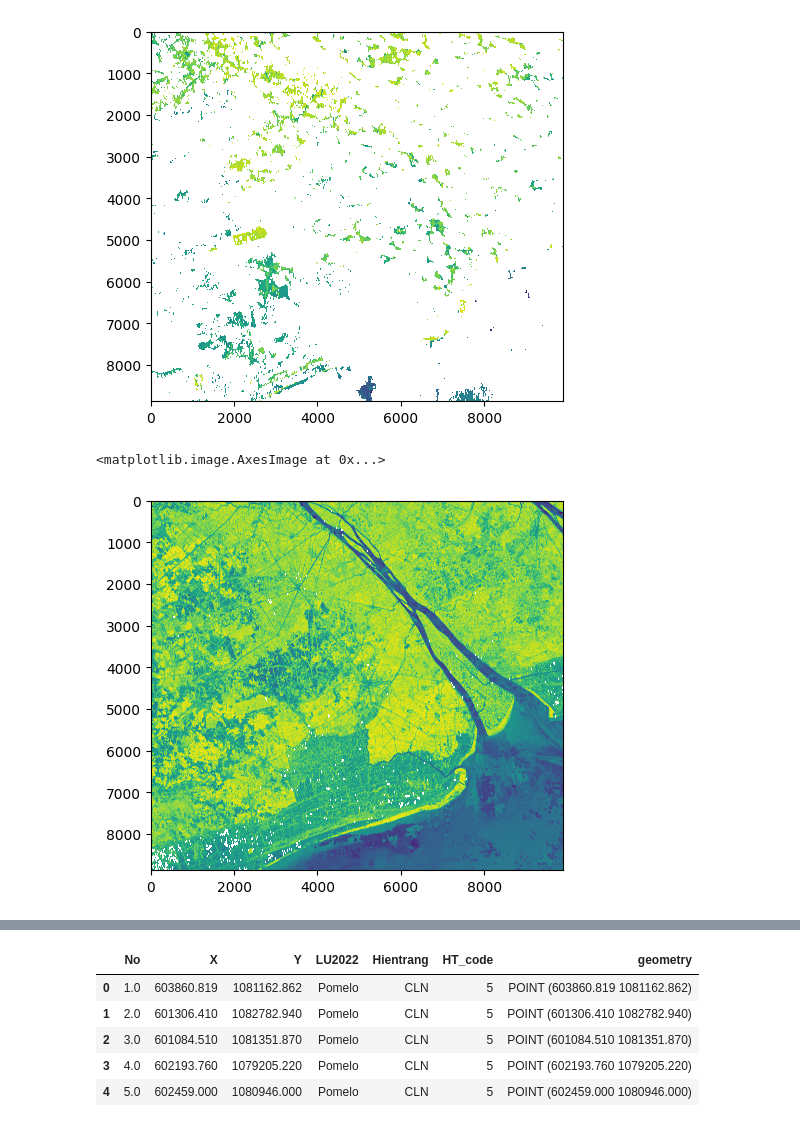
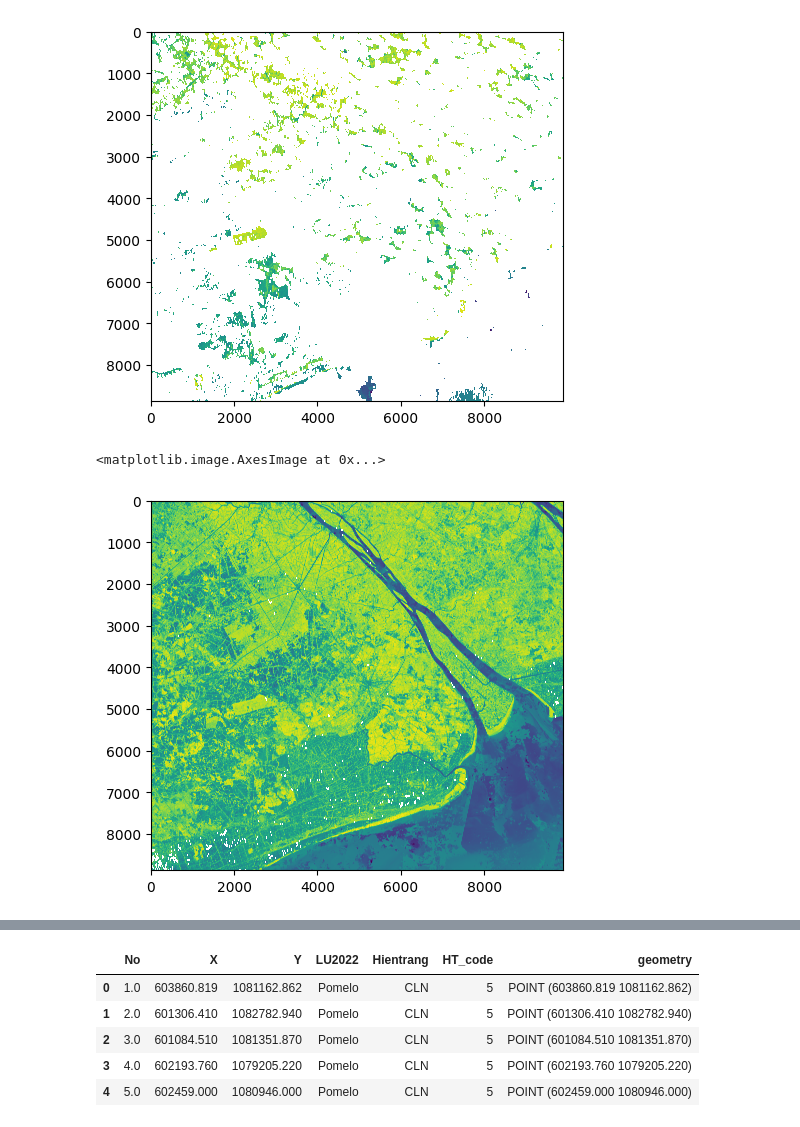
Before and after one commit to nghiadang0312/CSIROBoeingPhase5-Vietnam, a Jupyter notebook: 01.train.ipynb, the cells around one changed output, grey strips where cells are left out. Cells and saved outputs as stored; diff of their text form; code cells hidden in the pictures.

```diff
--- a/01.train.ipynb
+++ b/01.train.ipynb
@@ -172,19 +172,19 @@ plt.imshow(ndvi.isel(time=6))
 [figure]
 # %%
 # đặt thời gian các mùa
-time_split = [slice('2022-10-01', '2023-01-01'),
+time_split = [slice('2022-09-01', '2023-01-01'),
                slice('2023-01-01', '2023-05-01'),
                slice('2023-05-01', '2023-07-01'),
                slice('2023-07-01', '2023-10-01')]
 
 # fill nan
 fill_nan_ndvi = fill_nan(ndvi, time_split)
 
 ## ảnh ndivi đã fill nan
 plt.imshow(fill_nan_ndvi.isel(time=6))
 # %% [output]
 <matplotlib.image.AxesImage at 0x...>
-[figure, old version]
+[figure, new version]
 # %%
 %%time
 ## tính ndvi theo tháng
```
Also changed, not shown: parts of 7 cells of this notebook, 2 other files.
